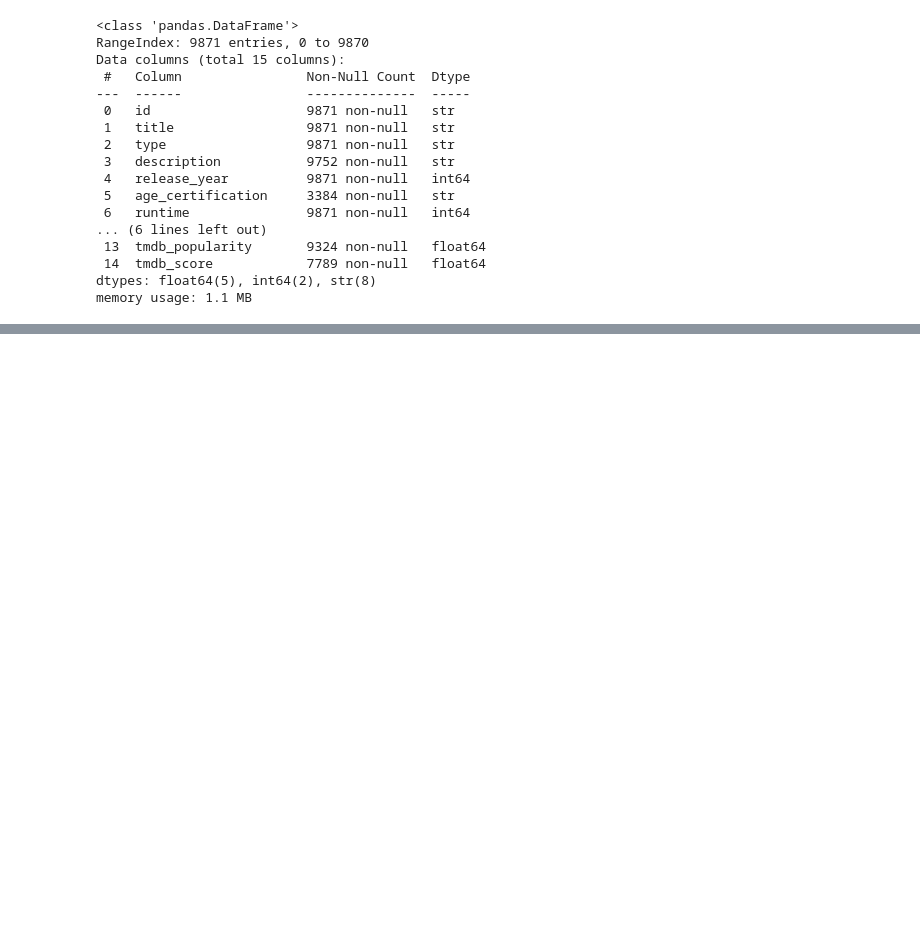
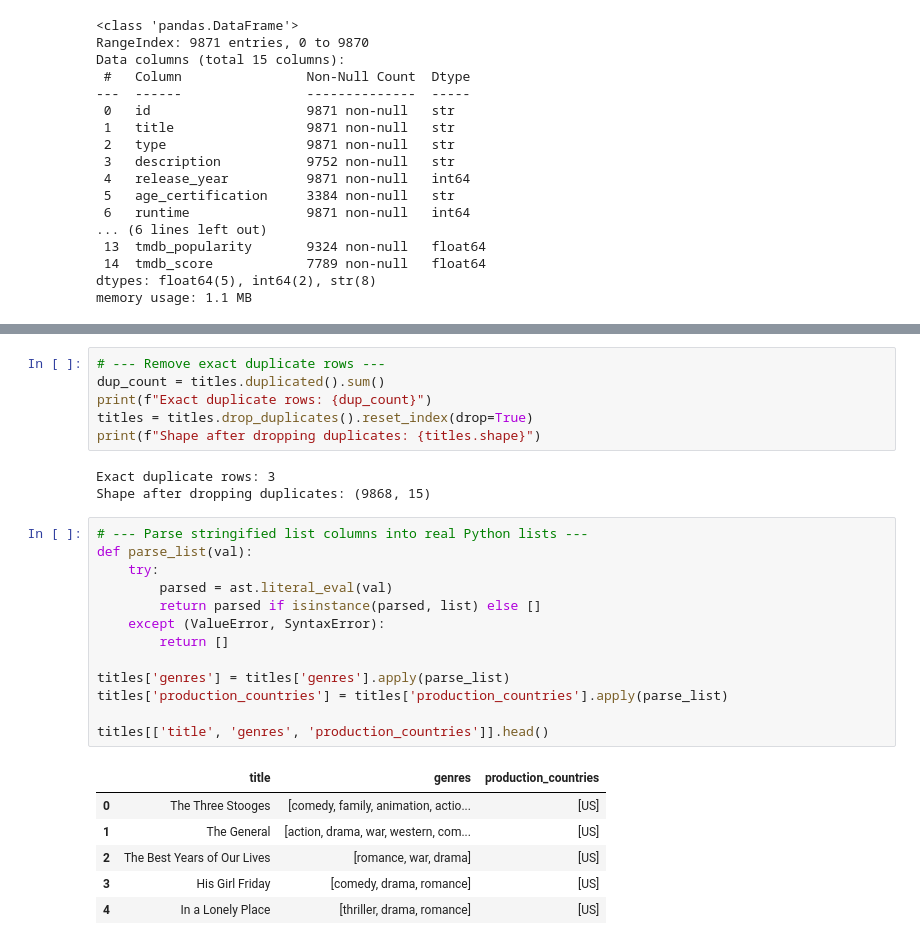
Before and after one commit to Engineer-purvesh18/Amazon_Analysis, a Jupyter notebook: AmazonPrime_Analysis.ipynb, the cells around one changed output, grey strips where cells are left out. Cells and saved outputs as stored; diff of their text form; blank space fills up the shorter version.

```diff
--- a/AmazonPrime_Analysis.ipynb
+++ b/AmazonPrime_Analysis.ipynb
@@ -78,0 +100,29 @@ titles.describe(include='all').T
+# %%
+# --- Remove exact duplicate rows ---
+dup_count = titles.duplicated().sum()
+print(f"Exact duplicate rows: {dup_count}")
+titles = titles.drop_duplicates().reset_index(drop=True)
+print(f"Shape after dropping duplicates: {titles.shape}")
+# %% [output]
+Exact duplicate rows: 3
+Shape after dropping duplicates: (9868, 15)
+# %%
+# --- Parse stringified list columns into real Python lists ---
+def parse_list(val):
+    try:
+        parsed = ast.literal_eval(val)
+        return parsed if isinstance(parsed, list) else []
+    except (ValueError, SyntaxError):
+        return []
+
+titles['genres'] = titles['genres'].apply(parse_list)
+titles['production_countries'] = titles['production_countries'].apply(parse_list)
+
+titles[['title', 'genres', 'production_countries']].head()
+# %% [output]
+|  | title | genres | production_countries |
+| 0 | The Three Stooges | [comedy, family, animation, actio... | [US] |
+| 1 | The General | [action, drama, war, western, com... | [US] |
+| 2 | The Best Years of Our Lives | [romance, war, drama] | [US] |
+| 3 | His Girl Friday | [comedy, drama, romance] | [US] |
+| 4 | In a Lonely Place | [thriller, drama, romance] | [US] |
```
Also changed, not shown: parts of 8 cells of this notebook.
